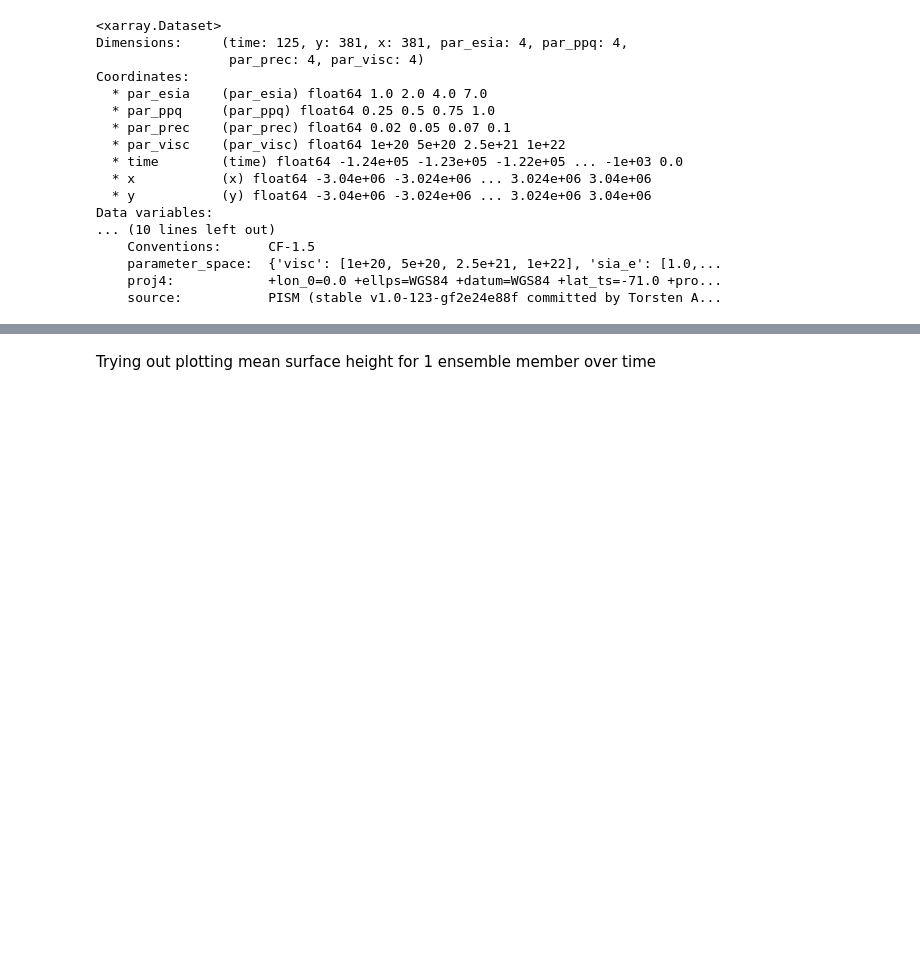
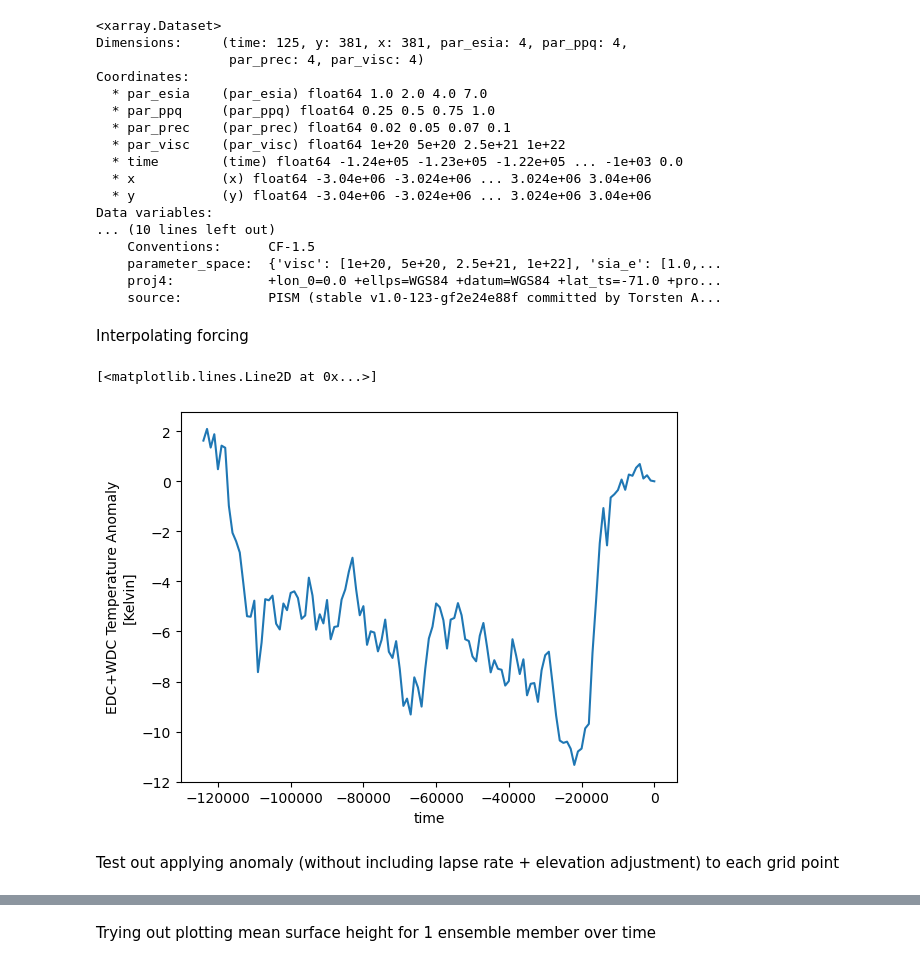
Before and after one commit to glugeorge/ML_2022_project, a Jupyter notebook: explore_data.ipynb, the cells around one changed output, grey strips where cells are left out. Saved outputs shown, nothing was run; the diff lists cells and outputs as text; code cells hidden in the pictures; blank space fills up the shorter version.

```diff
--- a/explore_data.ipynb
+++ b/explore_data.ipynb
@@ -96,0 +152,10 @@ Data variables:
+# %% [markdown]
+Interpolating forcing
+# %%
+ds_forcing_interp = ds_forcing.interp(time=snapshots.time)
+ds_forcing_interp.delta_T.plot()
+# %% [output]
+[<matplotlib.lines.Line2D at 0x...>]
+[figure, added]
+# %% [markdown]
+Test out applying anomaly (without including lapse rate + elevation adjustment) to each grid point
```
Also changed, not shown: parts of 27 cells of this notebook, 3 other files.
